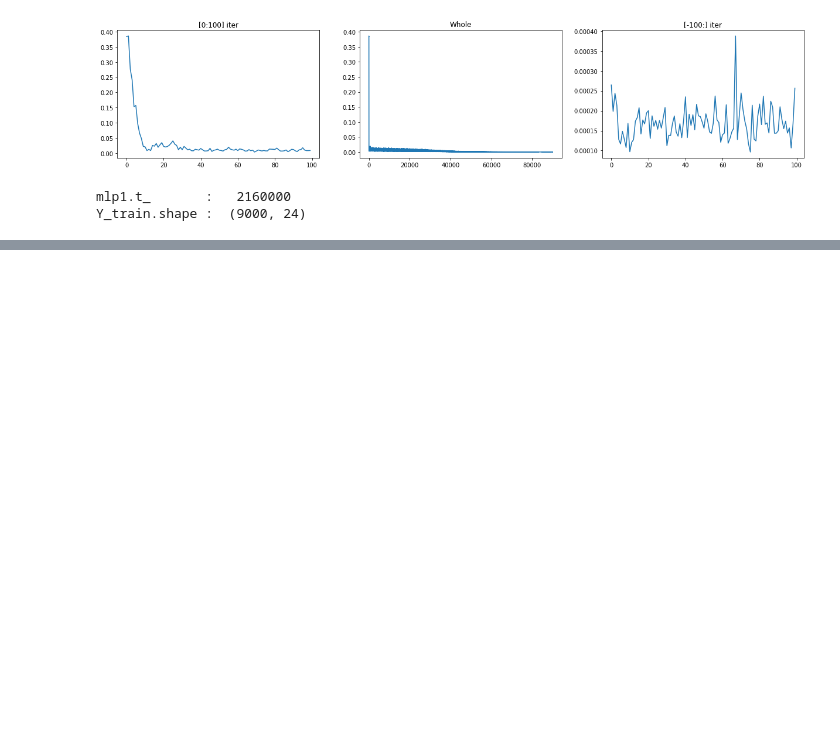
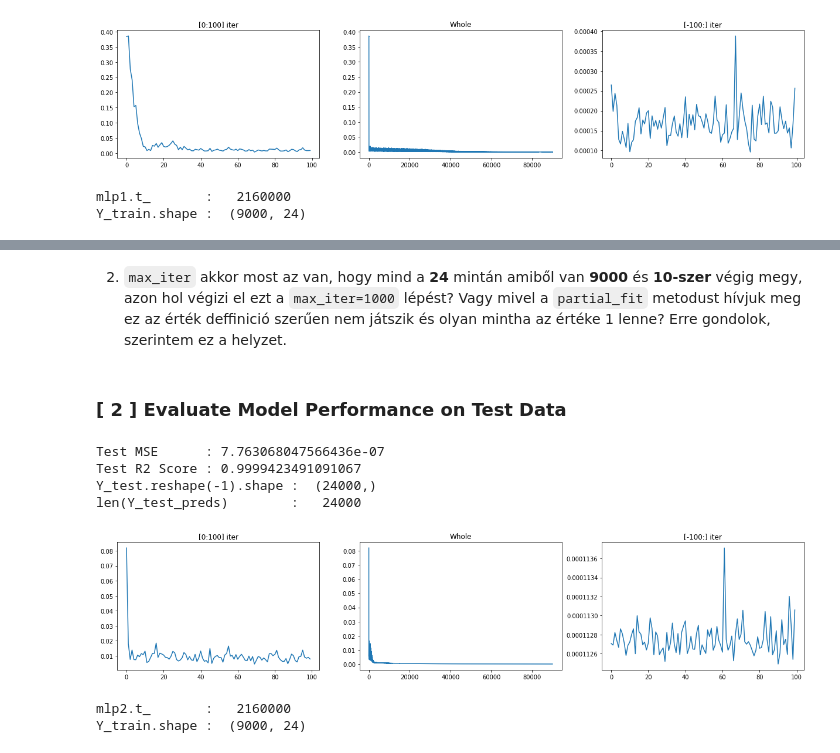
Before and after one commit to JoDeMiro/DeepLearningIntroduction, a Jupyter notebook: Sklearn_Online_Learning.ipynb, the cells around one changed output, grey strips where cells are left out. Drawn from its saved outputs; the diff is of its cells as text; code cells hidden in the pictures; blank space fills up the shorter version.

Commit message:
Sklearn Incremental Learning Helyes Használat

```diff
--- a/Sklearn_Online_Learning.ipynb
+++ b/Sklearn_Online_Learning.ipynb
@@ -280,0 +285,59 @@ Y_train.shape :  (9000, 24)
+# %%
+from sklearn.neural_network import MLPRegressor
+
+mlp2 = MLPRegressor(hidden_layer_sizes=(10, ),      # mlp2
+                    activation='relu',
+                    solver='sgd',
+                    batch_size=1,           # 24 -> 1
+                    max_iter=1,
+                    learning_rate_init=0.001,
+                    shuffle=True,
+                    verbose=False,
+                    random_state=123,
+                    validation_fraction=0.0,
+                    n_iter_no_change=98765)
+# %% [markdown]
+2. `max_iter` akkor most az van, hogy mind a **24** mintán amiből van **9000** és **10-szer** végig megy, azon hol végizi el ezt a `max_iter=1000` lépést? Vagy mivel a `partial_fit` metodust hívjuk meg ez az érték deffinició szerűen nem játszik és olyan mintha az értéke 1 lenne? Erre gondolok, szerintem ez a helyzet.
+# %%
+epochs = 10
+
+for k in range(epochs):                               ## Number of loops through data
+    for i in range(X_train.shape[0]):                 ## Looping through batches (9000)
+        X_batch, Y_batch = X_train[i], Y_train[i]     ## (24, 100) és (24,)
+        mlp2.partial_fit(X_batch, Y_batch)            ## Partially fitting data in batches
+# %% [markdown]
+### [ 2 ] Evaluate Model Performance on Test Data
+# %%
+from sklearn.metrics import mean_squared_error, r2_score
+
+Y_test_preds = []
+for j in range(X_test.shape[0]):                  ## Looping through test batches for making predictions
+    Y_preds = mlp2.predict(X_test[j])             ## mlp2
+    Y_test_preds.extend(Y_preds.tolist())
+
+print("Test MSE      : {}".format(mean_squared_error(Y_test.reshape(-1), Y_test_preds)))
+print("Test R2 Score : {}".format(r2_score(Y_test.reshape(-1), Y_test_preds)))
+print("Y_test.reshape(-1).shape : ", Y_test.reshape(-1).shape)
+print("len(Y_test_preds)        :  ", len(Y_test_preds))
+# %% [output]
+Test MSE      : 7.763068047566436e-07
+Test R2 Score : 0.9999423491091067
+Y_test.reshape(-1).shape :  (24000,)
+len(Y_test_preds)        :   24000
+# %%
+import matplotlib.pyplot as plt
+
+fig, (ax1, ax2, ax3) = plt.subplots(1, 3, figsize=(21, 4))
+ax1.plot(mlp2.loss_curve_[0:100])
+ax1.set_title('[0:100] iter')
+ax2.plot(mlp2.loss_curve_)
+ax2.set_title('Whole')
+ax3.plot(mlp2.loss_curve_[-100:])
+ax3.set_title('[-100:] iter')
+plt.show()
+print("mlp2.t_       :  ", mlp2.t_)
+print("Y_train.shape : ", Y_train.shape)
+# %% [output]
+[figure, added]
+mlp2.t_       :   2160000
+Y_train.shape :  (9000, 24)
```
Also changed, not shown: parts of 11 cells of this notebook.
